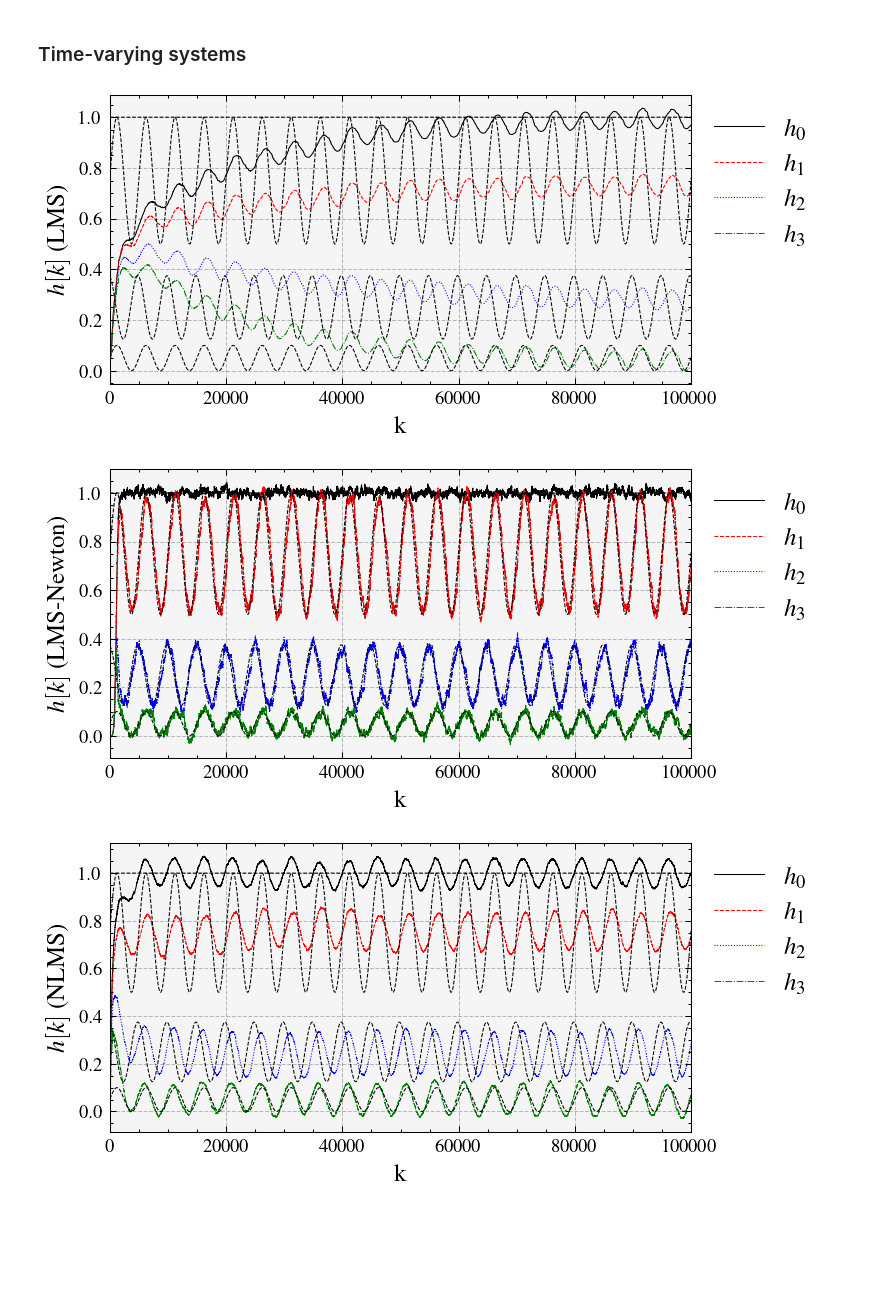
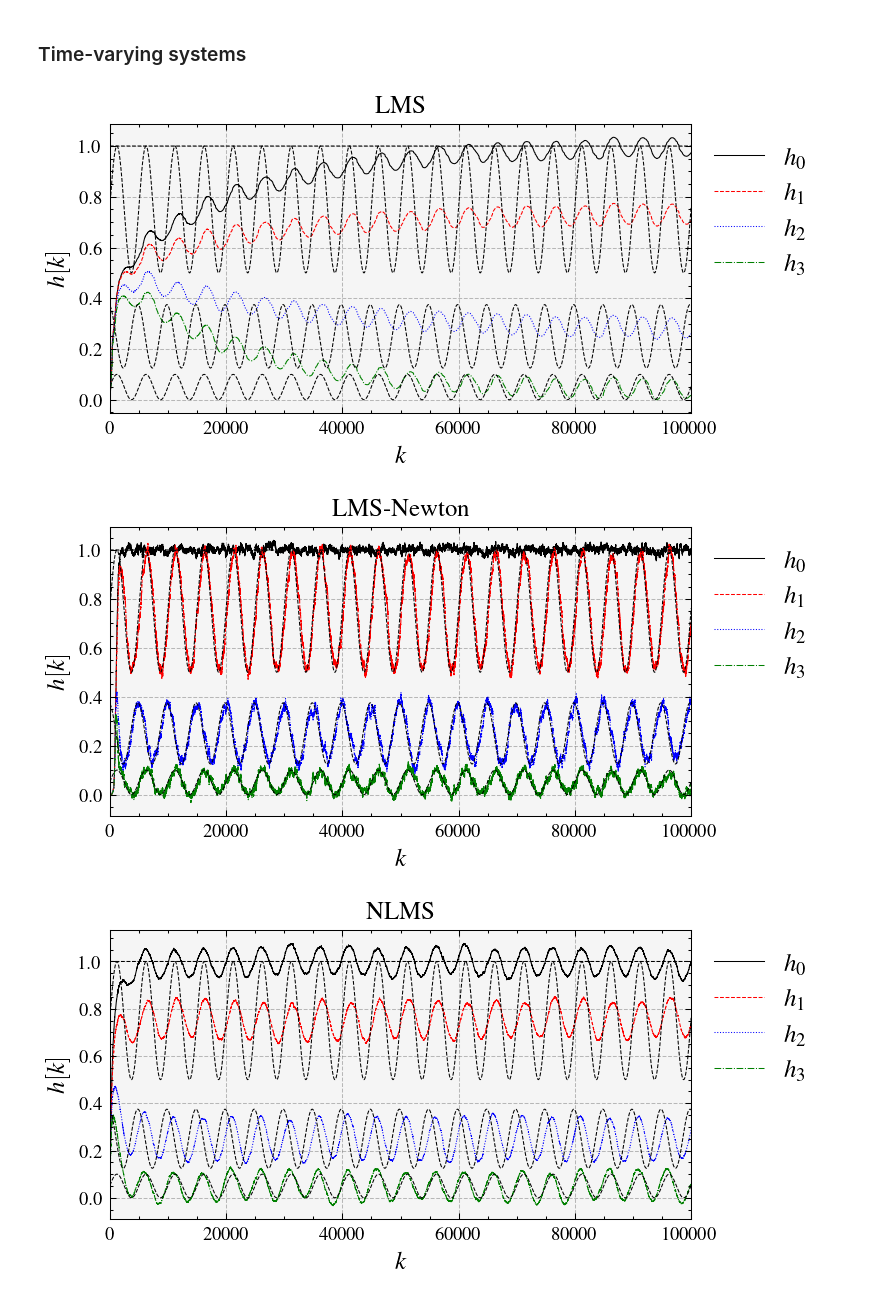
Before and after one commit to edsonportosilva/AdaptiveSignalProcessing, a Jupyter notebook: notebooks/5. Variants of the LMS algorithm.ipynb, the cells around one changed output. Saved outputs shown, nothing was run; the diff lists cells and outputs as text; code cells hidden in the pictures; blank space fills up the shorter version.

```diff
--- a/notebooks/5. Variants of the LMS algorithm.ipynb
+++ b/notebooks/5. Variants of the LMS algorithm.ipynb
@@ -458,8 +456,9 @@ for k in range(Ntaps):
 for k in range(Ntaps):
     plt.plot(H[:,k],'--k', linewidth=0.5)
 
-plt.xlabel('k')
-plt.ylabel('$\\boldsymbol{h}[k]$ (LMS)')
+plt.xlabel('$k$')
+plt.ylabel('$\\boldsymbol{h}[k]$')
+plt.title('LMS')
 plt.legend()
 plt.legend(bbox_to_anchor=(1, 1))
 plt.grid();
@@ -472,44 +471,47 @@ for k in range(Ntaps):
 for k in range(Ntaps):
     plt.plot(H[:,k],'--k', linewidth=0.5)
 
-plt.xlabel('k')
-plt.ylabel('$\\boldsymbol{h}[k]$ (LMS-Newton)')
+plt.xlabel('$k$')
+plt.ylabel('$\\boldsymbol{h}[k]$')
+plt.title('LMS-Newton')
 plt.legend()
 plt.legend(bbox_to_anchor=(1, 1))
 plt.grid();
 plt.xlim(0,H.shape[0])
 
 plt.figure()
 for k in range(Ntaps):
     plt.plot(H_nlms[:,k],label = f'$h_{k}$')
 
 for k in range(Ntaps):
     plt.plot(H[:,k],'--k', linewidth=0.5)
 
-plt.xlabel('k')
-plt.ylabel('$\\boldsymbol{h}[k]$ (NLMS)')
+plt.xlabel('$k$')
+plt.ylabel('$\\boldsymbol{h}[k]$')
+plt.title('NLMS')
 plt.legend()
 plt.legend(bbox_to_anchor=(1, 1))
 plt.grid();
 plt.xlim(0,H.shape[0])
 
 
-average_window_len = 10
+average_window_len = 2000
 mse_lms_dB = 10*np.log10(np.convolve(squaredError_lms,np.ones(average_window_len)/average_window_len, 'same'))
 mse_lms_newton_dB = 10*np.log10(np.convolve(squaredError_lms_newton,np.ones(average_window_len)/average_window_len, 'same'))
 mse_nlms_dB = 10*np.log10(np.convolve(squaredError_nlms,np.ones(average_window_len)/average_window_len, 'same'))
 
 plt.figure()
+plt.title(f'Moving average over {average_window_len} iterations')
 plt.plot(mse_lms_dB, label=' LMS')
 plt.plot(mse_lms_newton_dB, label='LMS-Newton')
 plt.plot(mse_nlms_dB, label='NLMS')
 plt.xlim(0,len(mse_lms_dB))
 plt.xlabel('iteration')
 plt.ylabel('$\\mathrm{MSE}$ [dB]')
 plt.legend(bbox_to_anchor=(1, 1));
-plt.xlim(0,20000)
+#plt.xlim(0,20000)
 plt.grid();
 # %% [output]
-[figure, old version]
+[figure, new version]
-[figure, old version]
+[figure, new version]
-[figure, old version]
+[figure, new version]
```
Also changed, not shown: parts of 16 cells of this notebook.
